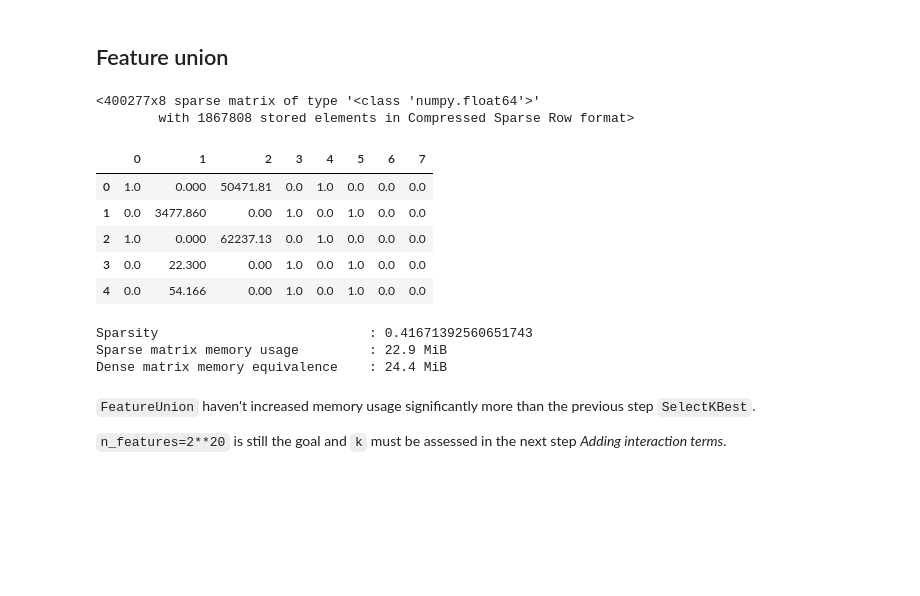
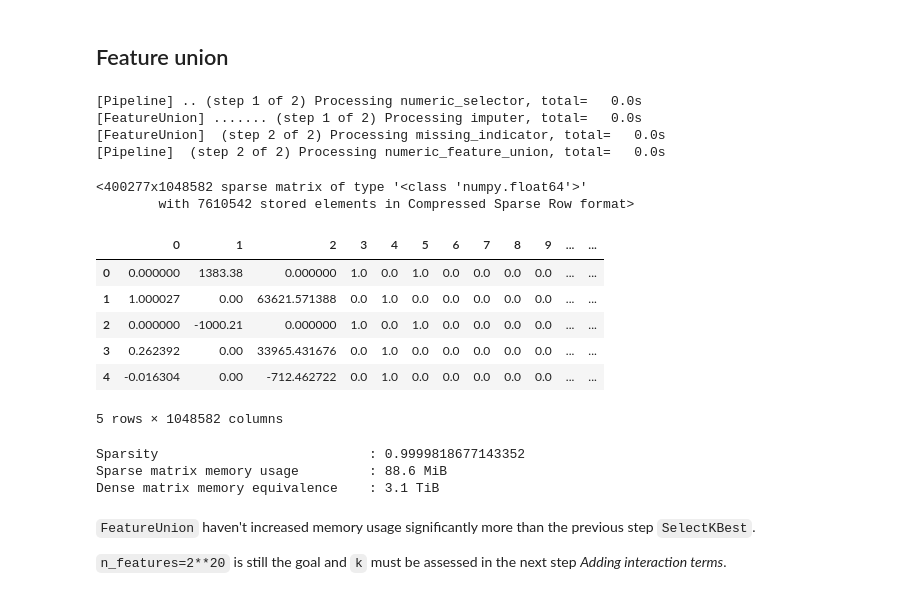
Before and after one commit to mauriciocramos/school-budgets, a Jupyter notebook: notebooks/1-Analysis.ipynb, the cells around one changed output. Drawn from its saved outputs; the diff is of its cells as text; code cells hidden in the pictures; blank space fills up the shorter version.

Commit message:
missing analysis and sign binning

```diff
--- a/notebooks/1-Analysis.ipynb
+++ b/notebooks/1-Analysis.ipynb
@@ -1354,8 +2271,11 @@ from mcr.ml.model_selection.multilabel import multilabel_train_test_split
 # %%
 # reproducibility reloads data to avoid things done during EDA
 df = pd.read_csv('/data/drivendata/TrainingData.csv', index_col=0)
+df = df.sample(frac=1, random_state=1)
 df[LABELS] = df[LABELS].apply(lambda x: x.astype('category'), axis=0)
 dummy_labels = pd.get_dummies(df[LABELS], prefix_sep='__')
 NUMERIC_FEATURES=['FTE', 'Total']
 FEATURES = TEXT_FEATURES + NUMERIC_FEATURES
-#
+holdout = pd.read_csv('/data/drivendata/TestData.csv', index_col=0, low_memory=False)
+
+X_train, X_test, y_train, y_test = multilabel_train_test_split(df[NUMERIC_FEATURES], dummy_labels, size=0.2, min_count=0, seed=1)
@@ -3105,49 +3941,50 @@ Althought `k` hasn't very affected memory usage in the current step (`SelectKBes
 from sklearn.pipeline import Pipeline, FeatureUnion
 from sklearn.preprocessing import FunctionTransformer
 from sklearn.impute import SimpleImputer
-get_numeric_data = FunctionTransformer(disambiguate, validate=False,
-                                       kw_args = {'reference':'FTE', 'ambiguous':'Total', 'sparse':True})
 get_text_data = FunctionTransformer(combine_text_columns, validate=False,
                                     kw_args = {'to_drop': LABELS, 'sep':' '})
 union = FeatureUnion([
-    ('numeric_features', Pipeline([
-        ('numeric_selector', get_numeric_data),
-        ('imputer', SimpleImputer(strategy='constant', fill_value=0, add_indicator=True))
-    ])),
+    ('numeric_features', numeric_features_pl),
     ('text_features', Pipeline([
         ('text_selector', get_text_data),
-        ('vectorizer', HashingVectorizer(norm=None, alternate_sign=False, binary=False, token_pattern='(?u)\\b\\w+\\b', dtype='uint8')),
+        ('vectorizer', HashingVectorizer(norm=None, alternate_sign=False, binary=False, token_pattern=WORD_TOKENIZER_REGEX#, dtype='uint8'
+                                        )),
         ('reduction', SelectKBest(score_func=chi2))
     ]))
 ])
 # %%
-# reproducibility reloads data to avoid things done during EDA
-df = pd.read_csv('/data/drivendata/TrainingData.csv', index_col=0)
-df[LABELS] = df[LABELS].apply(lambda x: x.astype('category'), axis=0)
-dummy_labels = pd.get_dummies(df[LABELS], prefix_sep='__')
-NUMERIC_FEATURES=['FTE', 'Total']
-FEATURES = TEXT_FEATURES + NUMERIC_FEATURES
-#
-union.set_params(text_features__reduction__k = 2)
+# # reproducibility reloads data to avoid things done during EDA
+# df = pd.read_csv('/data/drivendata/TrainingData.csv', index_col=0)
+# df[LABELS] = df[LABELS].apply(lambda x: x.astype('category'), axis=0)
+# dummy_labels = pd.get_dummies(df[LABELS], prefix_sep='__')
+# NUMERIC_FEATURES=['FTE', 'Total']
+# FEATURES = TEXT_FEATURES + NUMERIC_FEATURES
+# #
+union.set_params(text_features__reduction__k = 'all')
 tdm = union.fit_transform(df[FEATURES], dummy_labels)
 display(tdm)
 display(pd.DataFrame(tdm[0:5].toarray()))
 
 print('Sparsity                           : {}'.format(1 - tdm.nnz / (tdm.shape[0]*tdm.shape[1])))
 print('Sparse matrix memory usage         :', size((tdm.data.nbytes + tdm.indptr.nbytes + tdm.indices.nbytes)))
 print('Dense matrix memory equivalence    :', size(tdm.shape[0]*tdm.shape[1]*tdm.dtype.itemsize))
 # %% [output]
-<400277x8 sparse matrix of type '<class 'numpy.float64'>'
-        with 1867808 stored elements in Compressed Sparse Row format>
+[Pipeline] .. (step 1 of 2) Processing numeric_selector, total=   0.0s
+[FeatureUnion] ....... (step 1 of 2) Processing imputer, total=   0.0s
+[FeatureUnion]  (step 2 of 2) Processing missing_indicator, total=   0.0s
+[Pipeline]  (step 2 of 2) Processing numeric_feature_union, total=   0.0s
+<400277x1048582 sparse matrix of type '<class 'numpy.float64'>'
+        with 7610542 stored elements in Compressed Sparse Row format>
-|  | 0 | 1 | 2 | 3 | 4 | 5 | 6 | 7 |
-| 0 | 1.0 | 0.000 | 50471.81 | 0.0 | 1.0 | 0.0 | 0.0 | 0.0 |
-| 1 | 0.0 | 3477.860 | 0.00 | 1.0 | 0.0 | 1.0 | 0.0 | 0.0 |
-| 2 | 1.0 | 0.000 | 62237.13 | 0.0 | 1.0 | 0.0 | 0.0 | 0.0 |
-| 3 | 0.0 | 22.300 | 0.00 | 1.0 | 0.0 | 1.0 | 0.0 | 0.0 |
-| 4 | 0.0 | 54.166 | 0.00 | 1.0 | 0.0 | 1.0 | 0.0 | 0.0 |
+|  | 0 | 1 | 2 | 3 | 4 | 5 | 6 | 7 | 8 | 9 | ... | ... |
+| 0 | 0.000000 | 1383.38 | 0.000000 | 1.0 | 0.0 | 1.0 | 0.0 | 0.0 | 0.0 | 0.0 | ... | ... |
+| 1 | 1.000027 | 0.00 | 63621.571388 | 0.0 | 1.0 | 0.0 | 0.0 | 0.0 | 0.0 | 0.0 | ... | ... |
+| 2 | 0.000000 | -1000.21 | 0.000000 | 1.0 | 0.0 | 1.0 | 0.0 | 0.0 | 0.0 | 0.0 | ... | ... |
+| 3 | 0.262392 | 0.00 | 33965.431676 | 0.0 | 1.0 | 0.0 | 0.0 | 0.0 | 0.0 | 0.0 | ... | ... |
+| 4 | -0.016304 | 0.00 | -712.462722 | 0.0 | 1.0 | 0.0 | 0.0 | 0.0 | 0.0 | 0.0 | ... | ... |
-Sparsity                           : 0.41671392560651743
-Sparse matrix memory usage         : 22.9 MiB
-Dense matrix memory equivalence    : 24.4 MiB
+5 rows × 1048582 columns
+Sparsity                           : 0.9999818677143352
+Sparse matrix memory usage         : 88.6 MiB
+Dense matrix memory equivalence    : 3.1 TiB
 # %% [markdown]
 `FeatureUnion` haven't increased memory usage significantly more than the previous step `SelectKBest`.
 
```
Also changed, not shown: parts of 307 cells of this notebook.
